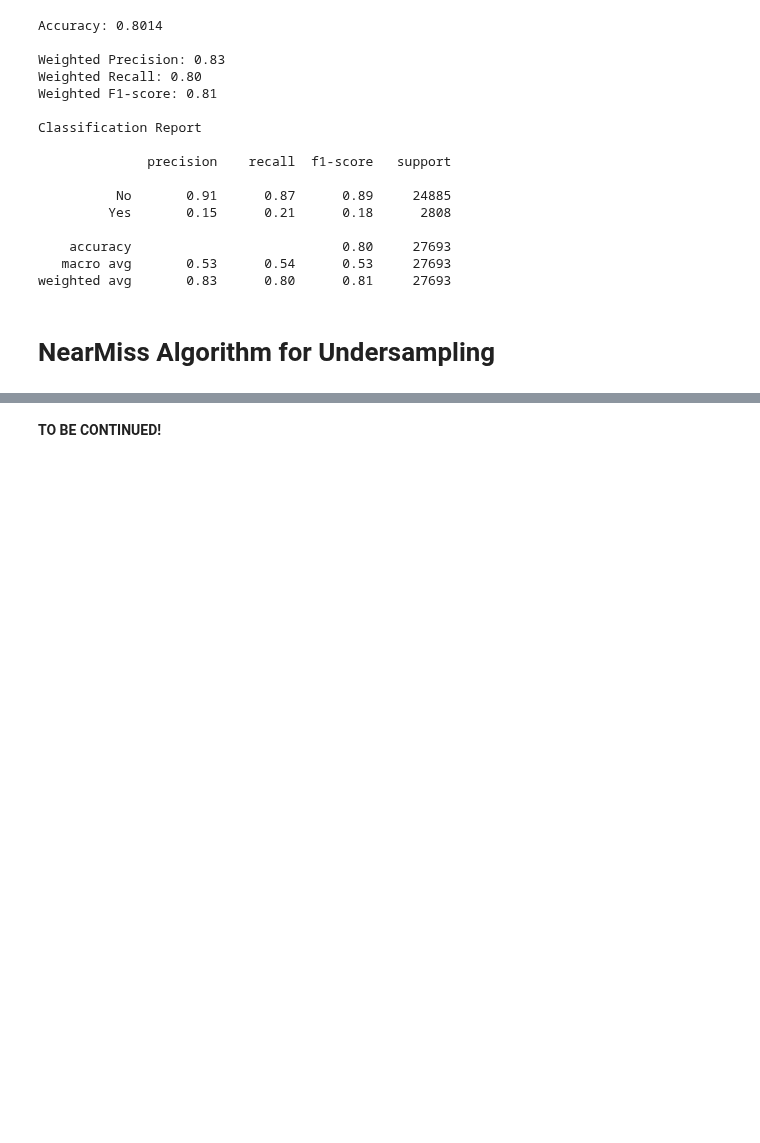
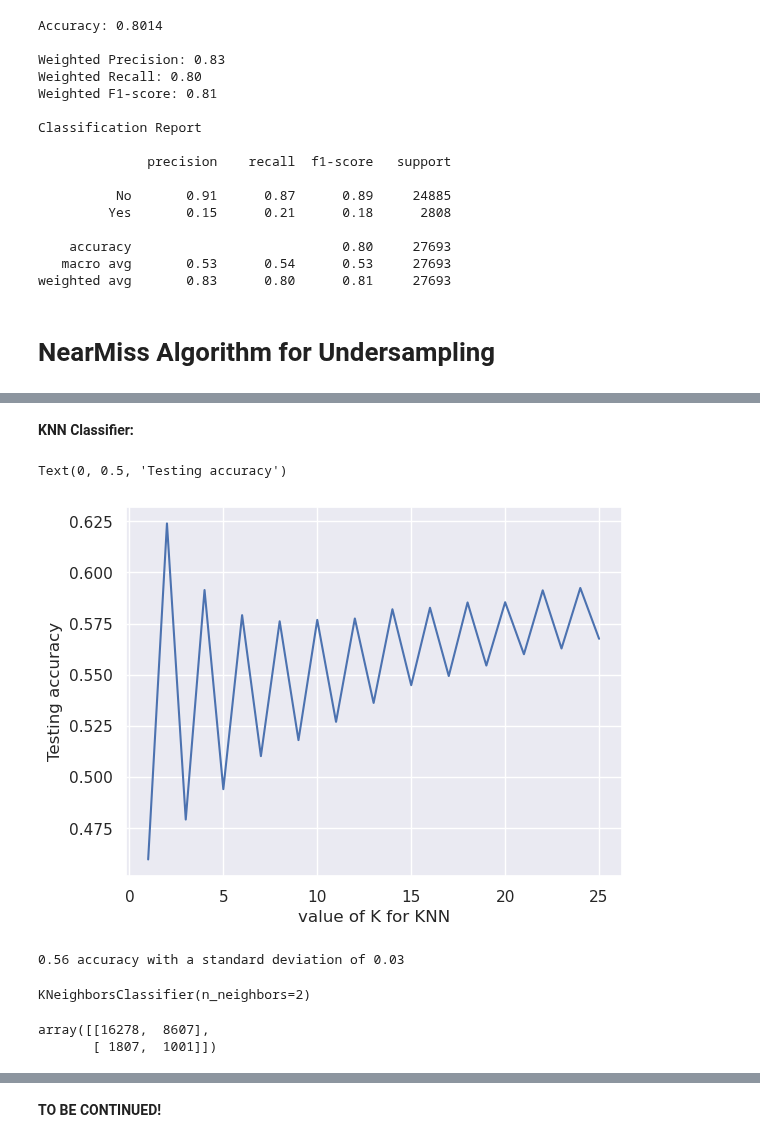
Before and after one commit to LaxmiVatsalyaDaita/Kaggle, a Jupyter notebook: med-students-data-analysis.ipynb, the cells around one changed output, grey strips where cells are left out. Drawn from its saved outputs; the diff is of its cells as text; code cells hidden in the pictures; blank space fills up the shorter version.

```diff
--- a/med-students-data-analysis.ipynb
+++ b/med-students-data-analysis.ipynb
@@ -967,0 +1054,2 @@ weighted avg       0.83      0.80      0.81     27693
+# %%
+nm_gnb.fit(x_train_miss, y_train_miss)
@@ -967,0 +1094,2 @@ weighted avg       0.83      0.80      0.81     27693
+# %%
+nm_rf = RandomForestClassifier(n_estimators = 100)
@@ -967,0 +1102,2 @@ weighted avg       0.83      0.80      0.81     27693
+# %%
+nm_rf.fit(x_train_miss, y_train_miss)
@@ -967,0 +1140,33 @@ weighted avg       0.83      0.80      0.81     27693
+# %% [markdown]
+**KNN Classifier:**
+# %%
+k_range = range(1,26)
+scores = {}
+scores_list = []
+
+for k in k_range:
+    knn = KNeighborsClassifier(n_neighbors=k)
+    knn.fit(x_train_miss, y_train_miss)
+    y_pred = knn.predict(x_test)
+    scores[k] = accuracy_score(y_test,y_pred)
+    scores_list.append(accuracy_score(y_test,y_pred))
+# %%
+plt.plot(k_range, scores_list)
+plt.xlabel('value of K for KNN')
+plt.ylabel('Testing accuracy')
+# %% [output]
+Text(0, 0.5, 'Testing accuracy')
+[figure, added]
+# %%
+nm_knn = KNeighborsClassifier(n_neighbors = 2)
+
+
+scores = cross_val_score(nm_knn, x_train_miss, y_train_miss, cv=13)
+
+print("%0.2f accuracy with a standard deviation of %0.2f" % (scores.mean(), scores.std()))
+# %% [output]
+0.56 accuracy with a standard deviation of 0.03
+# %%
+nm_knn.fit(x_train_miss, y_train_miss)
+# %% [output]
+KNeighborsClassifier(n_neighbors=2)
@@ -967,0 +1175,5 @@ weighted avg       0.83      0.80      0.81     27693
+# %%
+confusion_matrix(y_test, nm_knn_pred)
+# %% [output]
+array([[16278,  8607],
+       [ 1807,  1001]])
```
Also changed, not shown: parts of 31 cells of this notebook.
